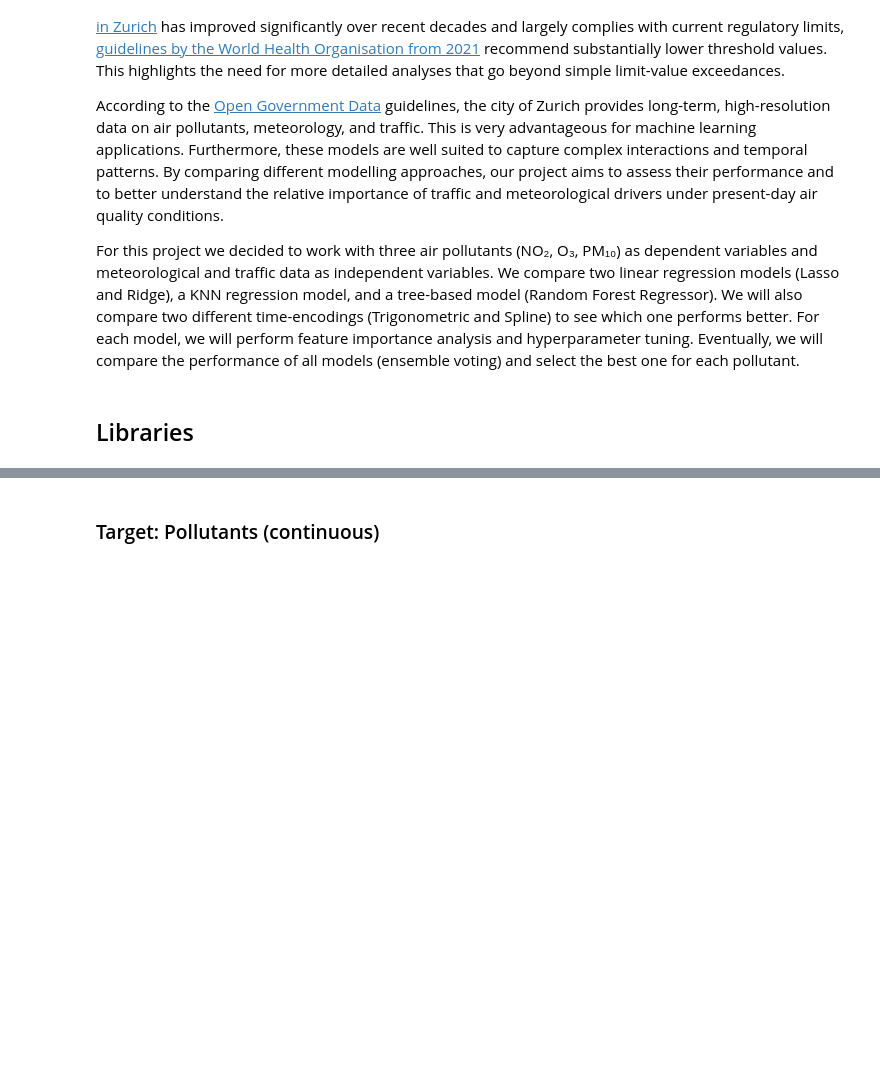
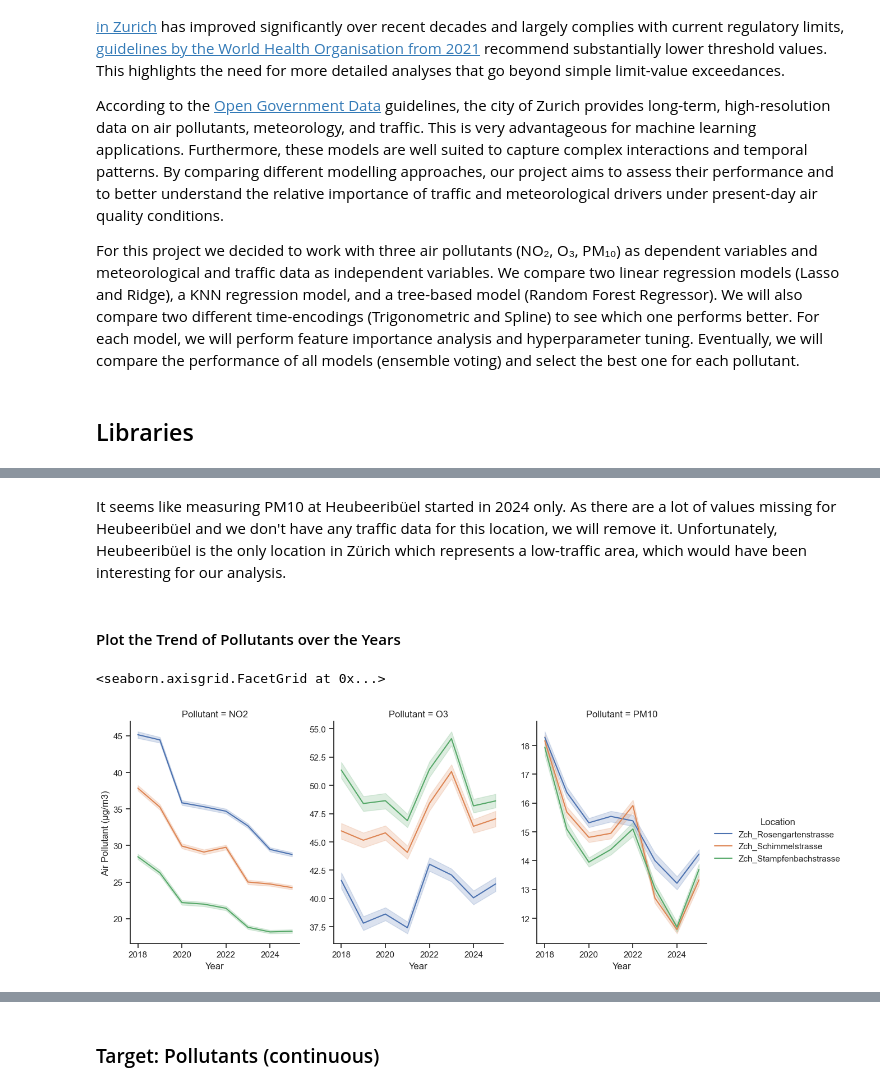
Before and after one commit to JitkaRantanen/AS2025_CO2-GroupProject, a Jupyter notebook: Masterfile.ipynb, the cells around one changed output, grey strips where cells are left out. Saved outputs shown, nothing was run; the diff lists cells and outputs as text; code cells hidden in the pictures; blank space fills up the shorter version.

```diff
--- a/Masterfile.ipynb
+++ b/Masterfile.ipynb
@@ -36,0 +409,17 @@ from sklearn.ensemble import VotingRegressor
+# %%
+# From long to wide format, so that each pollutant has its own column
+df_pollutants_pivot = (
+    df_pollutants
+    .pivot(index=["Datetime", "Location", "Year"], columns="Parameter", values="Wert")
+    .reset_index()
+    .loc[:, ["Year", "Datetime", "Location", "NO2", "O3", "PM10"]]
+)
+
+# Remove multi-index
+df_pollutants_pivot.columns.name = None
+
+# Check shape of data frame
+print("df_pollutants_pivot shape:", df_pollutants_pivot.shape)
+
+# Check the end of the data frame
+df_pollutants_pivot.tail()
@@ -36,0 +475,29 @@ from sklearn.ensemble import VotingRegressor
+# %% [markdown]
+It seems like measuring PM10 at Heubeeribüel started in 2024 only. As there are a lot of values missing for Heubeeribüel and we don't have any traffic data for this location, we will remove it. Unfortunately, Heubeeribüel is the only location in Zürich which represents a low-traffic area, which would have been interesting for our analysis.
+# %%
+df_pollutants_pivot = df_pollutants_pivot[df_pollutants_pivot["Location"] != "Zch_Heubeeribüel"]
+# %% [markdown]
+#### Plot the Trend of Pollutants over the Years
+# %%
+df_pollutants_plot = pd.melt(
+    df_pollutants_pivot,
+    id_vars=["Datetime", "Year", "Location"],
+    value_vars=["NO2", "O3", "PM10"],
+    var_name="Pollutant",
+    value_name="Value"
+)
+
+sns.set_theme(style="ticks")
+
+# Plot the lines on two facets
+(sns.relplot(
+    data=df_pollutants_plot,
+    x="Year", y="Value",
+    hue="Location", col="Pollutant",
+    kind="line",
+    height=5, aspect=.75, facet_kws={'sharey': False, 'sharex': True},
+)
+ .set_axis_labels("Year", "Air Pollutant (µg/m3)"))
+# %% [output]
+<seaborn.axisgrid.FacetGrid at 0x...>
+[figure, added]
```
Also changed, not shown: parts of 70 cells of this notebook.
